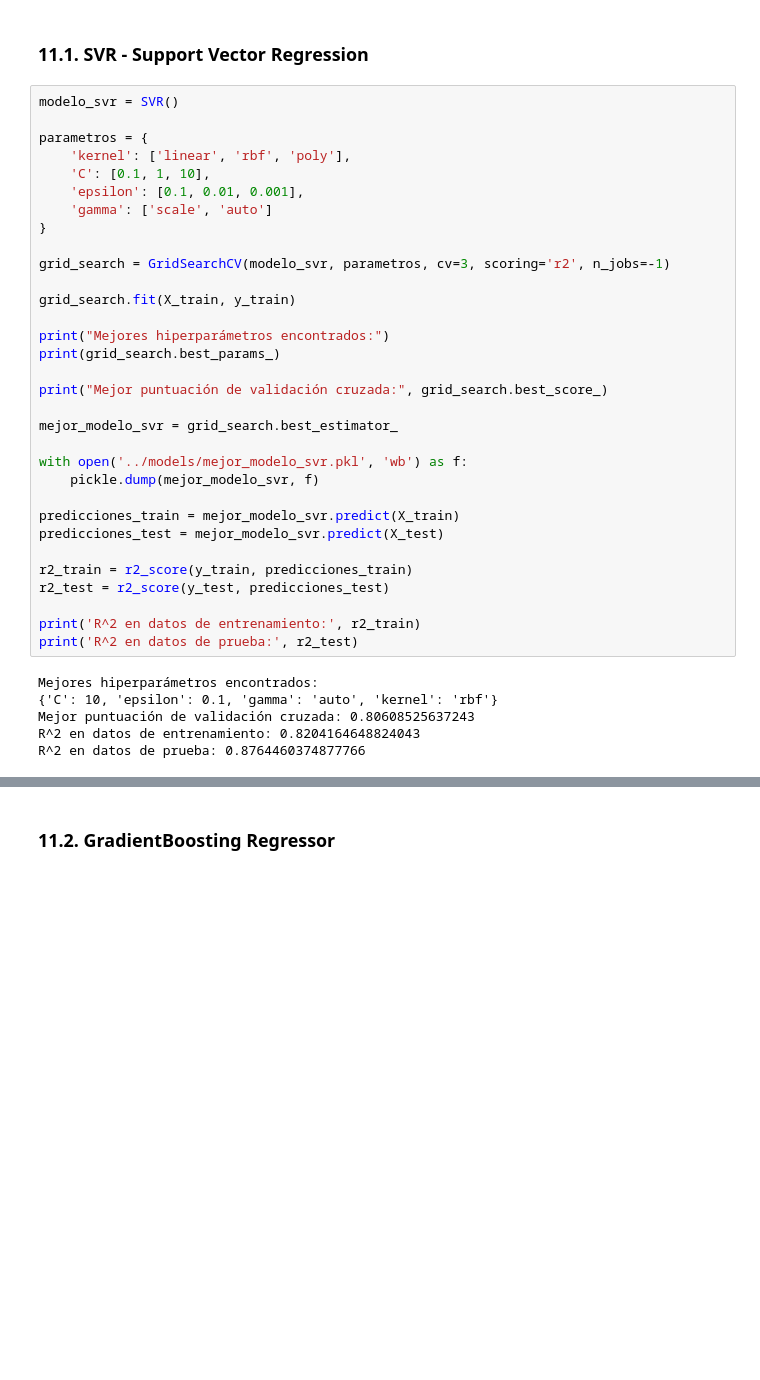
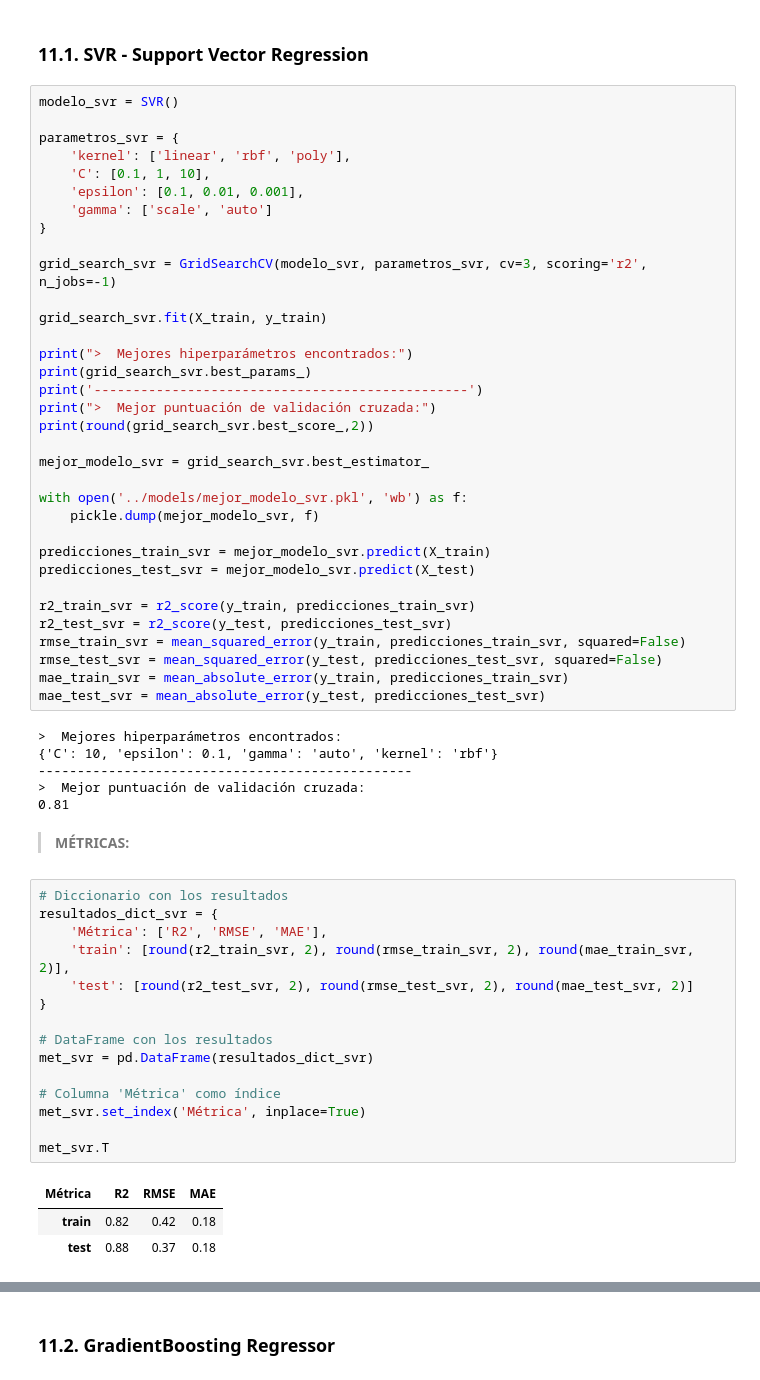
Before and after one commit to XimenaPO/MLProject_Medical_Cost, a Jupyter notebook: src/notebooks/project_resume.ipynb, the cells around one changed output, grey strips where cells are left out. Cells and saved outputs as stored; diff of their text form; blank space fills up the shorter version.

```diff
--- a/src/notebooks/project_resume.ipynb
+++ b/src/notebooks/project_resume.ipynb
@@ -1115,38 +1113,61 @@ Seguidamente, realizaremos la búsqueda de los mejores hiperparámetros según c
 # %%
 modelo_svr = SVR()
 
-parametros = {
+parametros_svr = {
     'kernel': ['linear', 'rbf', 'poly'],
     'C': [0.1, 1, 10],
     'epsilon': [0.1, 0.01, 0.001],
     'gamma': ['scale', 'auto']
 }
 
-grid_search = GridSearchCV(modelo_svr, parametros, cv=3, scoring='r2', n_jobs=-1)
+grid_search_svr = GridSearchCV(modelo_svr, parametros_svr, cv=3, scoring='r2', n_jobs=-1)
 
-grid_search.fit(X_train, y_train)
+grid_search_svr.fit(X_train, y_train)
 
-print("Mejores hiperparámetros encontrados:")
-print(grid_search.best_params_)
+print(">  Mejores hiperparámetros encontrados:")
+print(grid_search_svr.best_params_)
+print('------------------------------------------------')
+print(">  Mejor puntuación de validación cruzada:")
+print(round(grid_search_svr.best_score_,2))
 
-print("Mejor puntuación de validación cruzada:", grid_search.best_score_)
-
-mejor_modelo_svr = grid_search.best_estimator_
+mejor_modelo_svr = grid_search_svr.best_estimator_
 
 with open('../models/mejor_modelo_svr.pkl', 'wb') as f:
     pickle.dump(mejor_modelo_svr, f)
 
-predicciones_train = mejor_modelo_svr.predict(X_train)
-predicciones_test = mejor_modelo_svr.predict(X_test)
+predicciones_train_svr = mejor_modelo_svr.predict(X_train)
+predicciones_test_svr = mejor_modelo_svr.predict(X_test)
 
-r2_train = r2_score(y_train, predicciones_train)
-r2_test = r2_score(y_test, predicciones_test)
-
-print('R^2 en datos de entrenamiento:', r2_train)
-print('R^2 en datos de prueba:', r2_test)
+r2_train_svr = r2_score(y_train, predicciones_train_svr)
+r2_test_svr = r2_score(y_test, predicciones_test_svr)
+rmse_train_svr = mean_squared_error(y_train, predicciones_train_svr, squared=False)
+rmse_test_svr = mean_squared_error(y_test, predicciones_test_svr, squared=False)
+mae_train_svr = mean_absolute_error(y_train, predicciones_train_svr)
+mae_test_svr = mean_absolute_error(y_test, predicciones_test_svr)
 # %% [output]
-Mejores hiperparámetros encontrados:
+>  Mejores hiperparámetros encontrados:
 {'C': 10, 'epsilon': 0.1, 'gamma': 'auto', 'kernel': 'rbf'}
-Mejor puntuación de validación cruzada: 0.80608525637243
-R^2 en datos de entrenamiento: 0.8204164648824043
-R^2 en datos de prueba: 0.8764460374877766
+------------------------------------------------
+>  Mejor puntuación de validación cruzada:
+0.81
+# %% [markdown]
+> **MÉTRICAS:**
+# %%
+# Diccionario con los resultados
+resultados_dict_svr = {
+    'Métrica': ['R2', 'RMSE', 'MAE'],
+    'train': [round(r2_train_svr, 2), round(rmse_train_svr, 2), round(mae_train_svr, 2)],
+    'test': [round(r2_test_svr, 2), round(rmse_test_svr, 2), round(mae_test_svr, 2)]
+}
+
+# DataFrame con los resultados
+met_svr = pd.DataFrame(resultados_dict_svr)
+
+# Columna 'Métrica' como índice
+met_svr.set_index('Métrica', inplace=True)
+
+met_svr.T
+# %% [output]
+| Métrica | R2 | RMSE | MAE |
+| train | 0.82 | 0.42 | 0.18 |
+| test | 0.88 | 0.37 | 0.18 |
```
Also changed, not shown: parts of 27 cells of this notebook, 8 other files.
